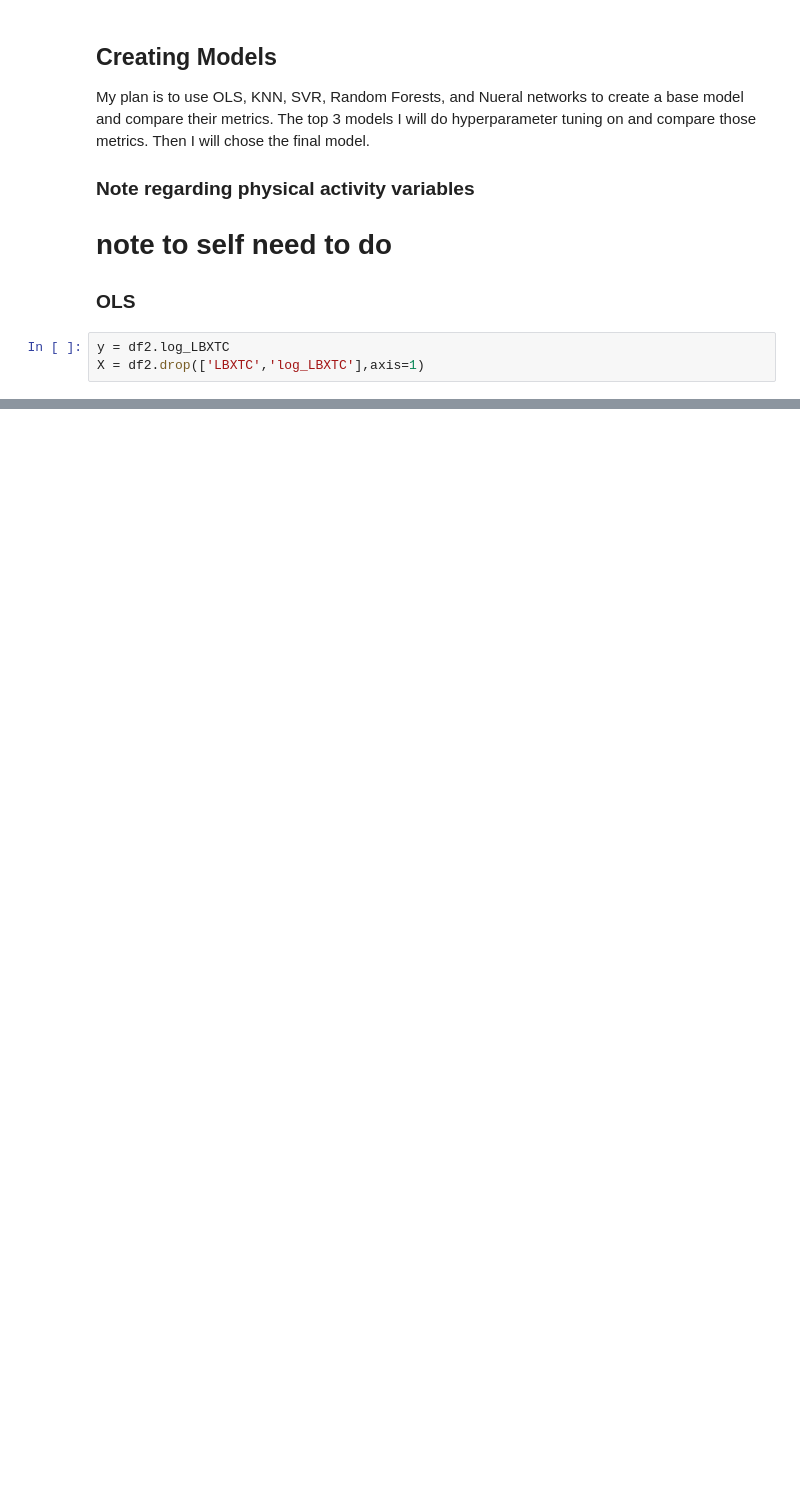
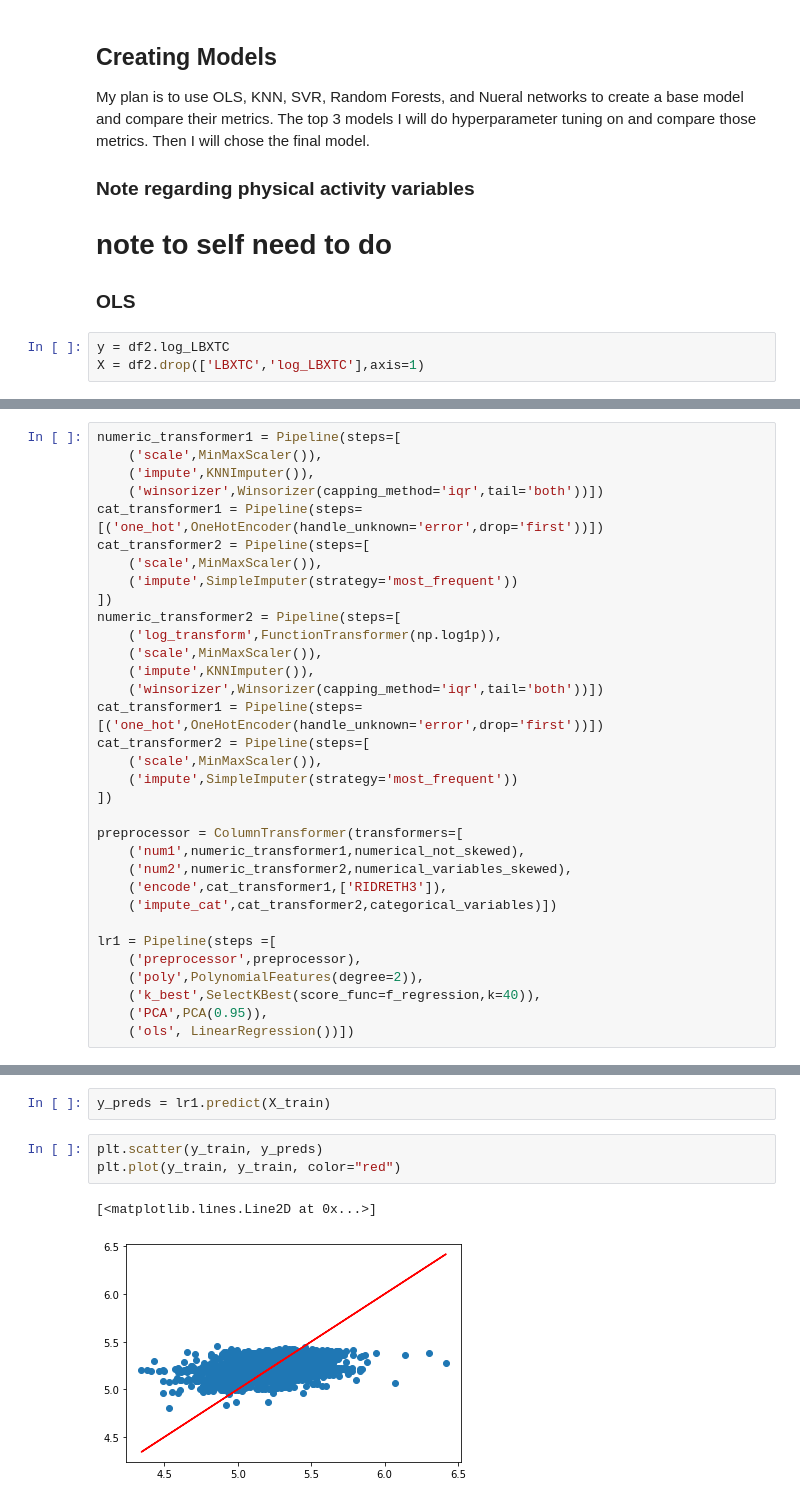
Before and after one commit to mathisme/ThinkfulDSFinalCapstone, a Jupyter notebook: final.ipynb, the cells around one changed output, grey strips where cells are left out. Saved outputs shown, nothing was run; the diff lists cells and outputs as text; blank space fills up the shorter version.

```diff
--- a/final.ipynb
+++ b/final.ipynb
@@ -1462,0 +1591,33 @@ X = df2.drop(['LBXTC','log_LBXTC'],axis=1)
+# %%
+numeric_transformer1 = Pipeline(steps=[
+    ('scale',MinMaxScaler()),
+    ('impute',KNNImputer()),
+    ('winsorizer',Winsorizer(capping_method='iqr',tail='both'))])
+cat_transformer1 = Pipeline(steps=[('one_hot',OneHotEncoder(handle_unknown='error',drop='first'))])
+cat_transformer2 = Pipeline(steps=[
+    ('scale',MinMaxScaler()),
+    ('impute',SimpleImputer(strategy='most_frequent'))
+])
+numeric_transformer2 = Pipeline(steps=[
+    ('log_transform',FunctionTransformer(np.log1p)),
+    ('scale',MinMaxScaler()),
+    ('impute',KNNImputer()),
+    ('winsorizer',Winsorizer(capping_method='iqr',tail='both'))])
+cat_transformer1 = Pipeline(steps=[('one_hot',OneHotEncoder(handle_unknown='error',drop='first'))])
+cat_transformer2 = Pipeline(steps=[
+    ('scale',MinMaxScaler()),
+    ('impute',SimpleImputer(strategy='most_frequent'))
+])
+
+preprocessor = ColumnTransformer(transformers=[
+    ('num1',numeric_transformer1,numerical_not_skewed),
+    ('num2',numeric_transformer2,numerical_variables_skewed),
+    ('encode',cat_transformer1,['RIDRETH3']),
+    ('impute_cat',cat_transformer2,categorical_variables)])
+
+lr1 = Pipeline(steps =[
+    ('preprocessor',preprocessor),
+    ('poly',PolynomialFeatures(degree=2)),
+    ('k_best',SelectKBest(score_func=f_regression,k=40)),
+    ('PCA',PCA(0.95)),
+    ('ols', LinearRegression())])
@@ -1462,0 +1629,8 @@ X = df2.drop(['LBXTC','log_LBXTC'],axis=1)
+# %%
+y_preds = lr1.predict(X_train)
+# %%
+plt.scatter(y_train, y_preds)
+plt.plot(y_train, y_train, color="red")
+# %% [output]
+[<matplotlib.lines.Line2D at 0x...>]
+[figure, added]
```
Also changed, not shown: parts of 27 cells of this notebook.
